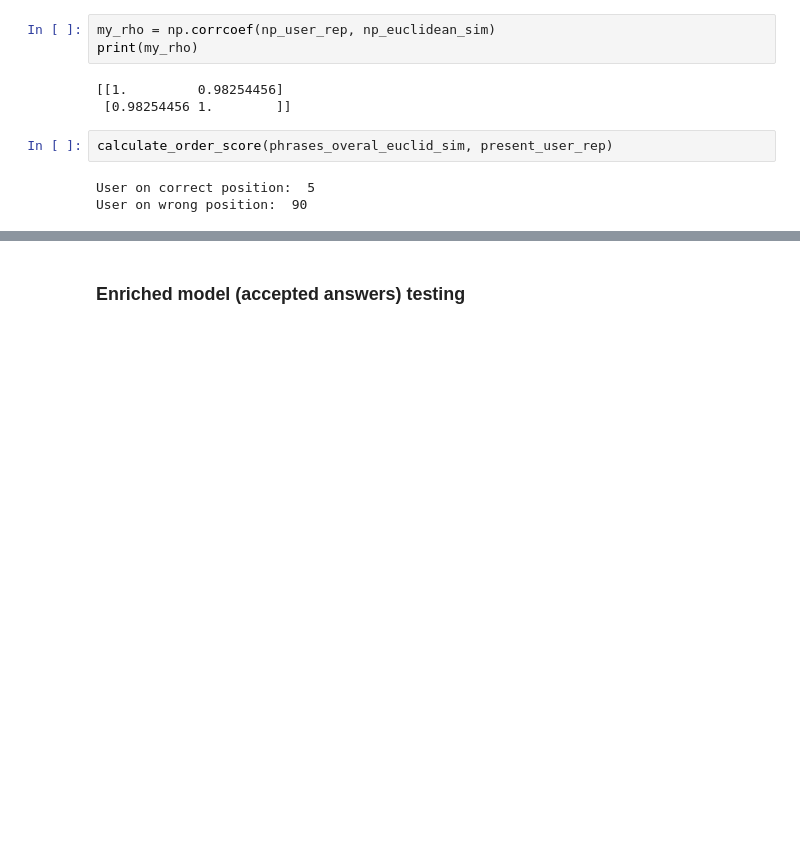
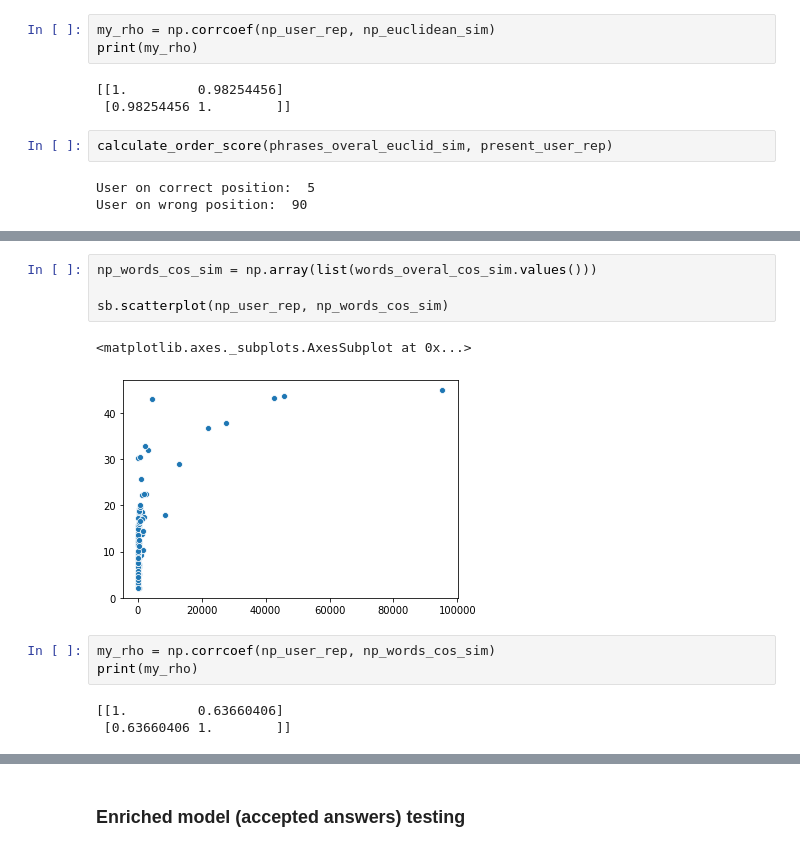
Before and after one commit to Denissovan/DP-user_parsing, a Jupyter notebook: SE_parsing.ipynb, the cells around one changed output, grey strips where cells are left out. Saved outputs shown, nothing was run; the diff lists cells and outputs as text; blank space fills up the shorter version.

```diff
--- a/SE_parsing.ipynb
+++ b/SE_parsing.ipynb
@@ -684,0 +740,13 @@ User on wrong position:  90
+# %%
+np_words_cos_sim = np.array(list(words_overal_cos_sim.values()))
+
+sb.scatterplot(np_user_rep, np_words_cos_sim)
+# %% [output]
+<matplotlib.axes._subplots.AxesSubplot at 0x...>
+[figure, added]
+# %%
+my_rho = np.corrcoef(np_user_rep, np_words_cos_sim)
+print(my_rho)
+# %% [output]
+[[1.         0.63660406]
+ [0.63660406 1.        ]]
```
Also changed, not shown: parts of 74 cells of this notebook, 1 other file.
